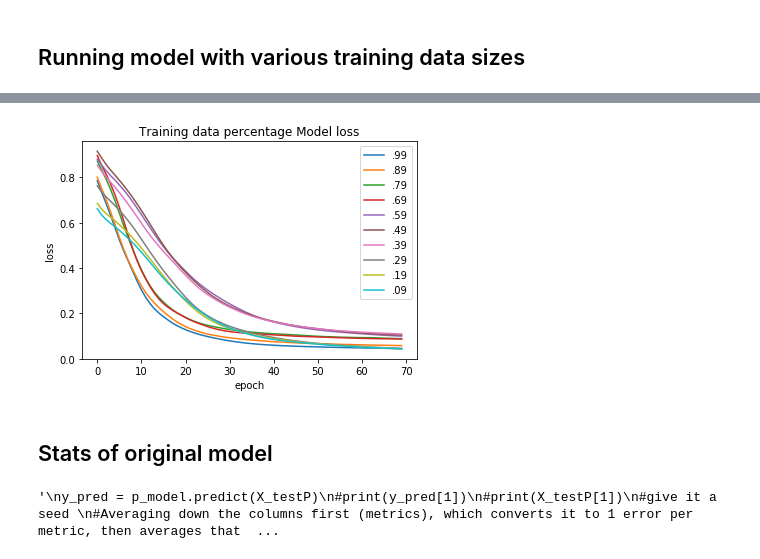
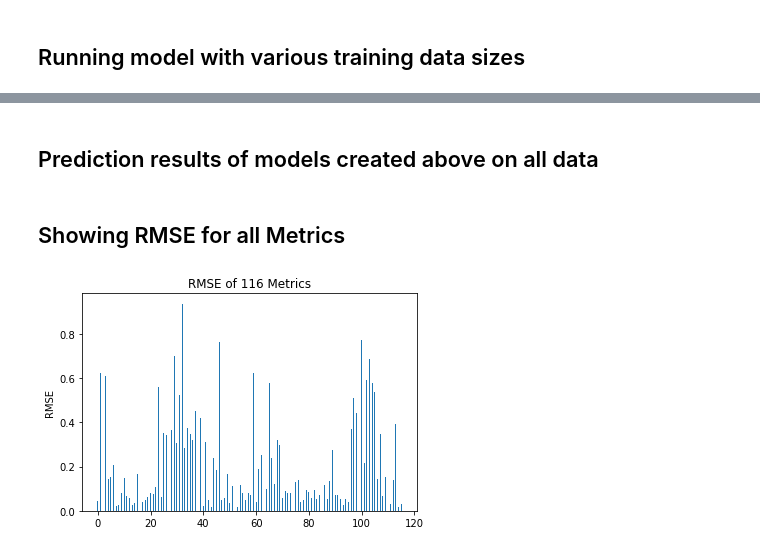
Before and after one commit to YulianaGomez/power, a Jupyter notebook: nvidia_gpus/all_apps/Vis_ValLoss_DL_Metric_Translation.ipynb, the cells around one changed output, grey strips where cells are left out. Cells and saved outputs as stored; diff of their text form; code cells hidden in the pictures.

```diff
--- a/nvidia_gpus/all_apps/Vis_ValLoss_DL_Metric_Translation.ipynb
+++ b/nvidia_gpus/all_apps/Vis_ValLoss_DL_Metric_Translation.ipynb
@@ -222,7 +376,0 @@ def testing_training_size(test_size):
-# %%
-import numpy as np
-#Going through 10 different training set sizes and saving results to val_testsize
-val_testsize = {}
-for test_size in np.arange(.01, 1, 0.1):
-    #print(test_size)
-    val_testsize[test_size] = testing_training_size(test_size)
@@ -281,17 +699,29 @@ import matplotlib.pyplot as plt
 
 #print(history.history.keys())
 # "Loss"
+#cycle through entire dataset
+"""
 for k, v in val_testsize.items():
     #print(k)
     plt.plot(val_testsize[k])
+"""
+#plot singular run
+plt.plot(val_testsize[4.289473684210526])
 #plt.plot(val_testsize[0.01])
 #plt.plot(val_testsize[0.51])
 plt.title('Training data percentage Model loss')
 plt.ylabel('loss')
 plt.xlabel('epoch')
 plt.legend(['.99', '.89', '.79','.69','.59','.49','.39','.29','.19','.09'], loc='upper right')
+plt.savefig("PV_lossepoch_trainsize_2678.png")
+
 plt.show()
-# %% [output]
-[figure, removed]
-# %% [markdown]
-## Stats of original model
+# %% [markdown]
+## Prediction results of models created above on all data
+# %%
+from keras.models import load_model
+p_model = load_model('dl_model0.11.h5')
+new_p = pd.read_csv('cor_p100.csv', index_col = 0)
+new_v = pd.read_csv('cor_v100.csv', index_col = 0)
+print(new_p.shape)
+print(new_v.shape)
@@ -298,18 +733,19 @@ plt.show()
 # %%
-"""
+
+
 y_pred = p_model.predict(X_testP)
 #print(y_pred[1])
 #print(X_testP[1])
 #give it a seed
+
 #Averaging down the columns first (metrics), which converts it to 1 error per metric, then averages that (one row)
 mse = np.mean(np.mean(np.square(y_pred-X_testV),axis=0))
 rmse = np.sqrt(mse)
 
-normX_testV = np.mean(np.mean(np.square(X_testV),axis=0))
-
+normX_testV = np.mean(np.mean(np.square(y_testV),axis=0))
 #relative to the full scale of all the test data - 3x bigger because it's one number scaling across all metrics
 mse_relative = np.mean(np.mean(np.square(y_pred-X_testV),axis=0))/normX_testV
-mspe = np.mean(np.mean(np.square(y_pred-X_testV),axis=0))/normX_testV ## ask bethany
+mspe = np.mean(np.mean(np.square(y_pred - X_testV),axis=0))/normX_testV ## ask bethany
 rmse_relative = np.sqrt(mspe)
 
 #left out the mean, i would get the error rate for each metric
@@ -318,6 +754,24 @@ rmse_relative = np.sqrt(mspe)
 
 print("MSE:", mse)
 print("RMSE:", rmse)
-print("MSPE:", mspe)"""
+print("MSPE:", mspe)
+
+fig, ax = plt.subplots()
+
+# Make the plot
+ax.scatter(X_testV, y_pred, alpha=0.5)
+
+# Make it pretty
+ax.set_xlim(ax.get_xlim())
+ax.set_ylim(ax.get_xlim())
+
+ax.set_xlabel('True Metrics')
+ax.set_ylabel('Pred. Metrics')
+#ax.set_ylim([-10,30])
+#ax.set_xlim([-10,30])
+ax.axis('equal')
+fig.set_size_inches(3.5, 3.5)
+
+# Add in the goal line
+ax.plot(ax.get_xlim(), ax.get_ylim(), 'k--');
+#plt.savefig('intra_arch_pred.png', bbox_inches='tight')
-# %% [output]
-'\ny_pred = p_model.predict(X_testP)\n#print(y_pred[1])\n#print(X_testP[1])\n#give it a seed \n#Averaging down the columns first (metrics), which converts it to 1 error per metric, then averages that  ...
@@ -324,17 +808,21 @@ print("MSPE:", mspe)"""
+# %% [markdown]
+## Showing RMSE for all Metrics
 # %%
 import numpy as np
 import matplotlib.pyplot as plt
 
 
-N = 112
+N = 116
 ind = np.arange(N)    # the x locations for the groups
 width = 0.35       # the width of the bars: can also be len(x) sequence
 
 p1 = plt.bar(ind, np.sqrt(np.mean(np.square(y_pred -X_testV),axis=0)), width)
 
 #Showing which metrics are more difficult to acquire
 plt.ylabel('RMSE')
-plt.title('RMSE of 112 Metrics')
+plt.title('RMSE of 116 Metrics')
 
 plt.savefig('RMSE_metrics.png', bbox_inches='tight')
 plt.show()
+# %% [output]
+[figure, added]
```
Also changed, not shown: parts of 51 cells of this notebook, 3 other files.
